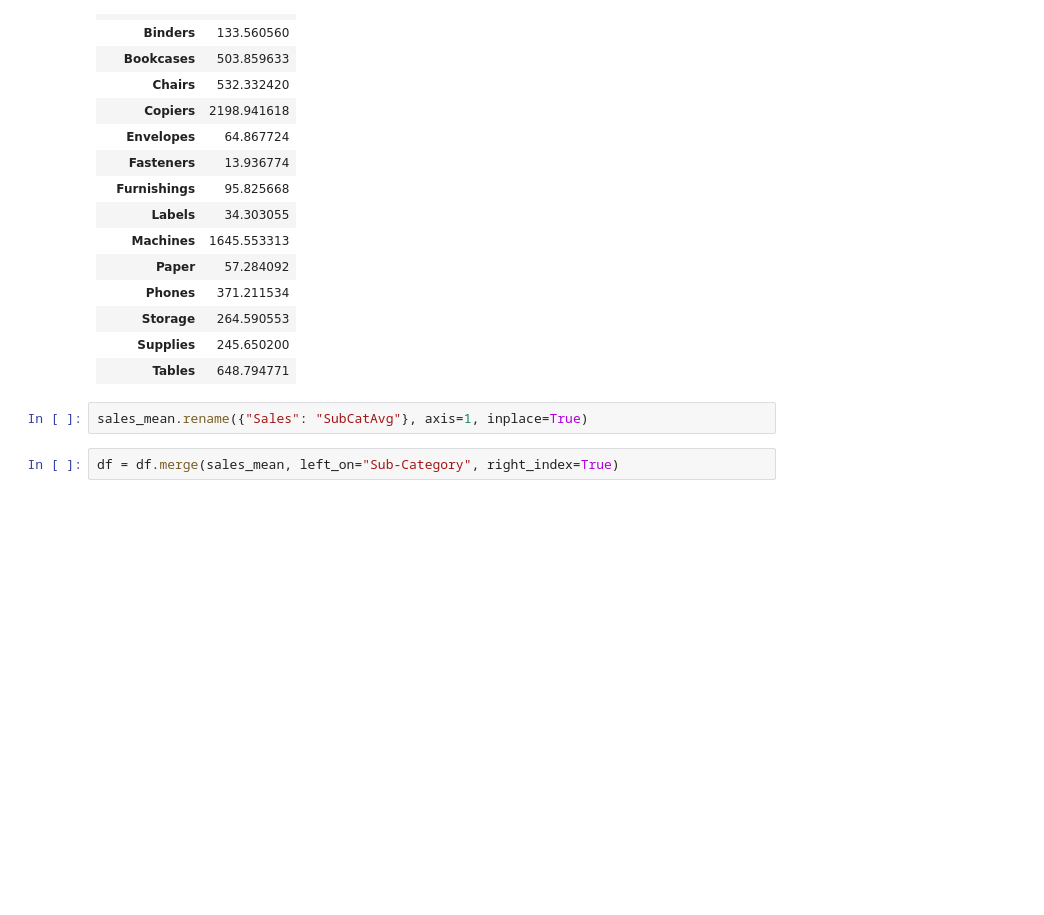
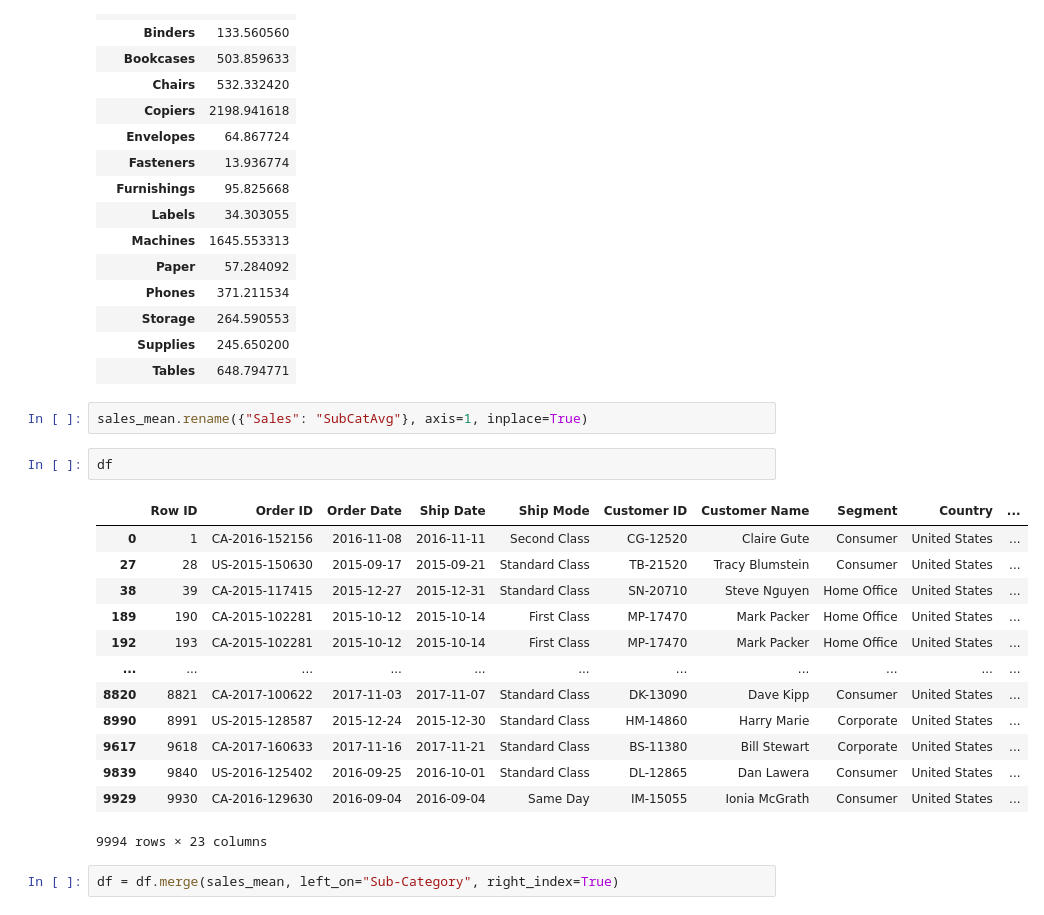
Before and after one commit to AshleighGrant/DAT07-28-AG, a Jupyter notebook: ClassMaterial/Unit2/Class8/Class 8 Notes.ipynb, the cells around one changed output. Cells and saved outputs as stored; diff of their text form; blank space fills up the shorter version.

```diff
--- a/ClassMaterial/Unit2/Class8/Class 8 Notes.ipynb
+++ b/ClassMaterial/Unit2/Class8/Class 8 Notes.ipynb
@@ -49,6 +49,22 @@ sales_mean
 | Tables | 648.794771 |
 # %%
 sales_mean.rename({"Sales": "SubCatAvg"}, axis=1, inplace=True)
+# %%
+df
+# %% [output]
+|  | Row ID | Order ID | Order Date | Ship Date | Ship Mode | Customer ID | Customer Name | Segment | Country | ... |
+| 0 | 1 | CA-2016-152156 | 2016-11-08 | 2016-11-11 | Second Class | CG-12520 | Claire Gute | Consumer | United States | ... |
+| 27 | 28 | US-2015-150630 | 2015-09-17 | 2015-09-21 | Standard Class | TB-21520 | Tracy Blumstein | Consumer | United States | ... |
+| 38 | 39 | CA-2015-117415 | 2015-12-27 | 2015-12-31 | Standard Class | SN-20710 | Steve Nguyen | Home Office | United States | ... |
+| 189 | 190 | CA-2015-102281 | 2015-10-12 | 2015-10-14 | First Class | MP-17470 | Mark Packer | Home Office | United States | ... |
+| 192 | 193 | CA-2015-102281 | 2015-10-12 | 2015-10-14 | First Class | MP-17470 | Mark Packer | Home Office | United States | ... |
+| ... | ... | ... | ... | ... | ... | ... | ... | ... | ... | ... |
+| 8820 | 8821 | CA-2017-100622 | 2017-11-03 | 2017-11-07 | Standard Class | DK-13090 | Dave Kipp | Consumer | United States | ... |
+| 8990 | 8991 | US-2015-128587 | 2015-12-24 | 2015-12-30 | Standard Class | HM-14860 | Harry Marie | Corporate | United States | ... |
+| 9617 | 9618 | CA-2017-160633 | 2017-11-16 | 2017-11-21 | Standard Class | BS-11380 | Bill Stewart | Corporate | United States | ... |
+| 9839 | 9840 | US-2016-125402 | 2016-09-25 | 2016-10-01 | Standard Class | DL-12865 | Dan Lawera | Consumer | United States | ... |
+| 9929 | 9930 | CA-2016-129630 | 2016-09-04 | 2016-09-04 | Same Day | IM-15055 | Ionia McGrath | Consumer | United States | ... |
+9994 rows × 23 columns
 # %%
 df = df.merge(sales_mean, left_on="Sub-Category", right_index=True)
 # %%
```
Also changed, not shown: parts of 6 cells of this notebook, 10 other files.
